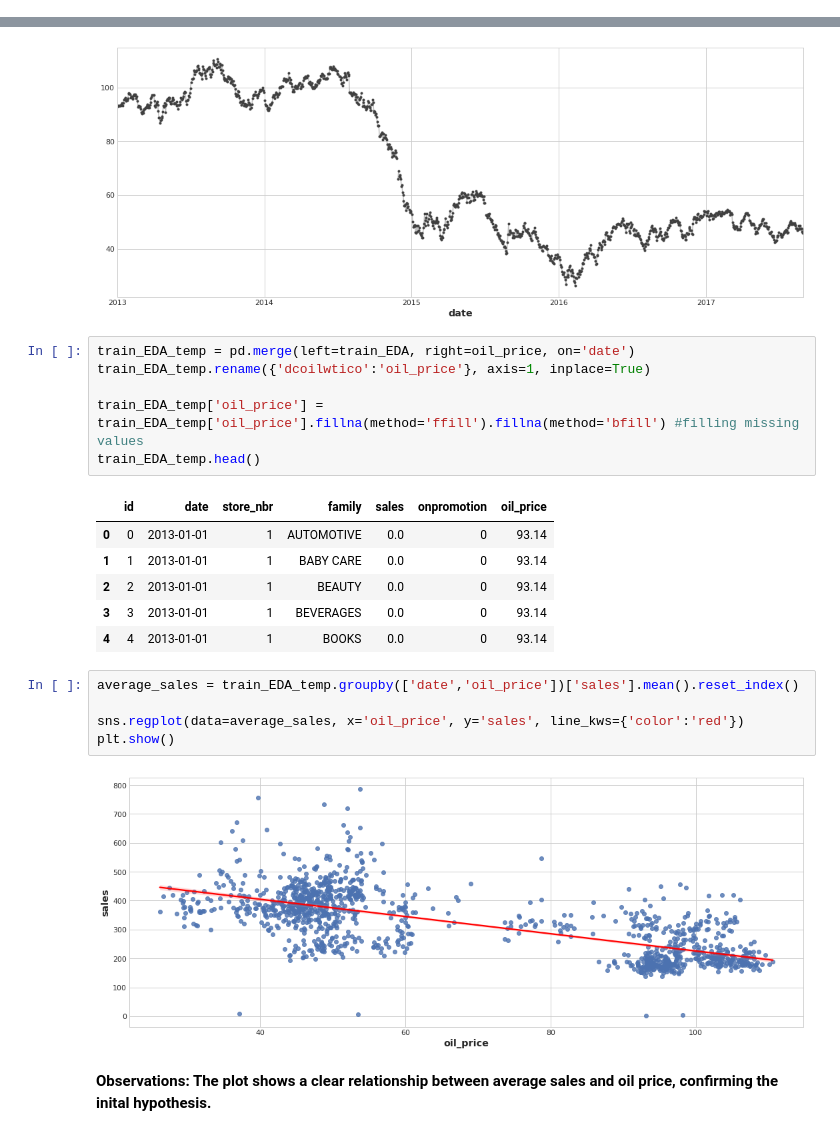
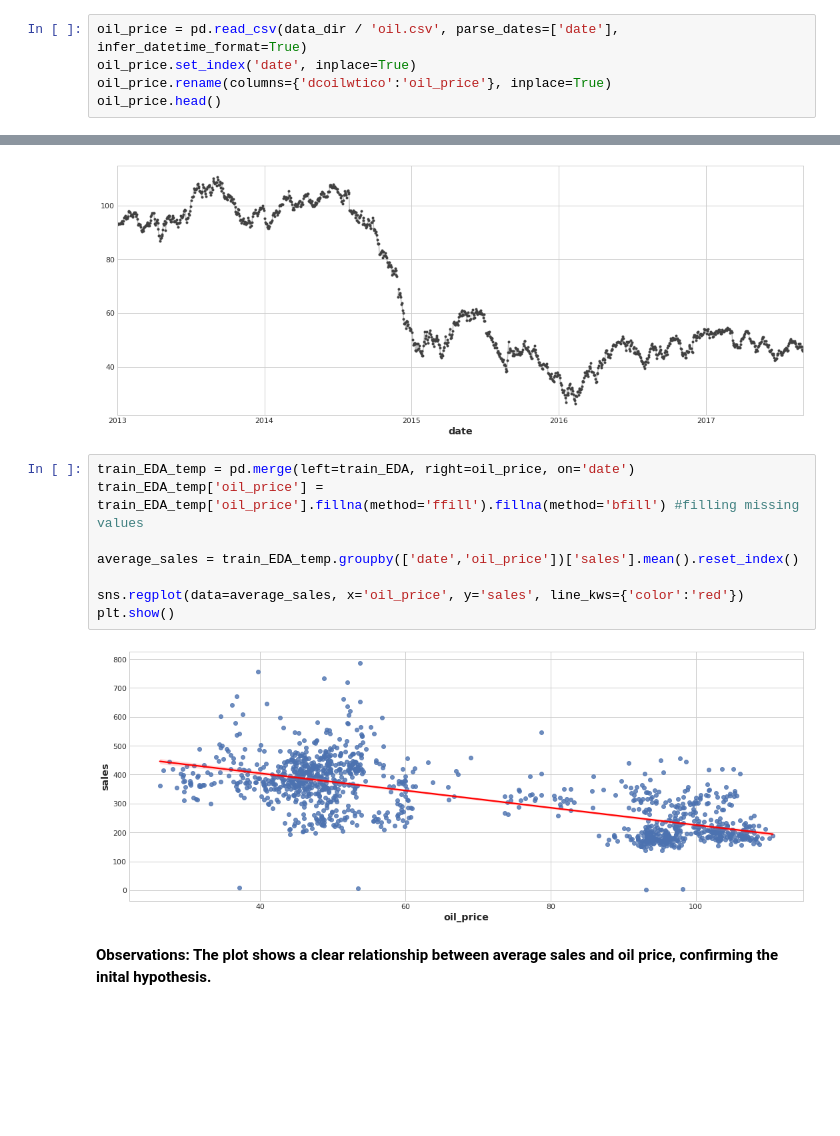
Before and after one commit to danischiavi/Kaggle_competitions, a Jupyter notebook: sales-prediction-favorita-stores.ipynb, the cells around one changed output, grey strips where cells are left out. Cells and saved outputs as stored; diff of their text form; blank space fills up the shorter version.

```diff
--- a/sales-prediction-favorita-stores.ipynb
+++ b/sales-prediction-favorita-stores.ipynb
@@ -105,0 +93,5 @@ test_data.head()
+# %%
+oil_price = pd.read_csv(data_dir / 'oil.csv', parse_dates=['date'], infer_datetime_format=True)
+oil_price.set_index('date', inplace=True)
+oil_price.rename(columns={'dcoilwtico':'oil_price'}, inplace=True)
+oil_price.head()
@@ -487,24 +510,14 @@ plt.show()
 [figure]
 # %%
 train_EDA_temp = pd.merge(left=train_EDA, right=oil_price, on='date')
-train_EDA_temp.rename({'dcoilwtico':'oil_price'}, axis=1, inplace=True)
+train_EDA_temp['oil_price'] = train_EDA_temp['oil_price'].fillna(method='ffill').fillna(method='bfill') #filling missing values
 
-train_EDA_temp['oil_price'] = train_EDA_temp['oil_price'].fillna(method='ffill').fillna(method='bfill') #filling missing values
-train_EDA_temp.head()
+average_sales = train_EDA_temp.groupby(['date','oil_price'])['sales'].mean().reset_index()
+
+sns.regplot(data=average_sales, x='oil_price', y='sales', line_kws={'color':'red'})
+plt.show()
 # %% [output]
-|  | id | date | store_nbr | family | sales | onpromotion | oil_price |
-| 0 | 0 | 2013-01-01 | 1 | AUTOMOTIVE | 0.0 | 0 | 93.14 |
-| 1 | 1 | 2013-01-01 | 1 | BABY CARE | 0.0 | 0 | 93.14 |
-| 2 | 2 | 2013-01-01 | 1 | BEAUTY | 0.0 | 0 | 93.14 |
-| 3 | 3 | 2013-01-01 | 1 | BEVERAGES | 0.0 | 0 | 93.14 |
-| 4 | 4 | 2013-01-01 | 1 | BOOKS | 0.0 | 0 | 93.14 |
+[figure, added]
-# %%
-average_sales = train_EDA_temp.groupby(['date','oil_price'])['sales'].mean().reset_index()
-
-sns.regplot(data=average_sales, x='oil_price', y='sales', line_kws={'color':'red'})
-plt.show()
-# %% [output]
-[figure, removed]
 # %% [markdown]
 **Observations: The plot shows a clear relationship between average sales and oil price, confirming the inital hypothesis.**
 # %% [markdown]
```
Also changed, not shown: parts of 27 cells of this notebook.
